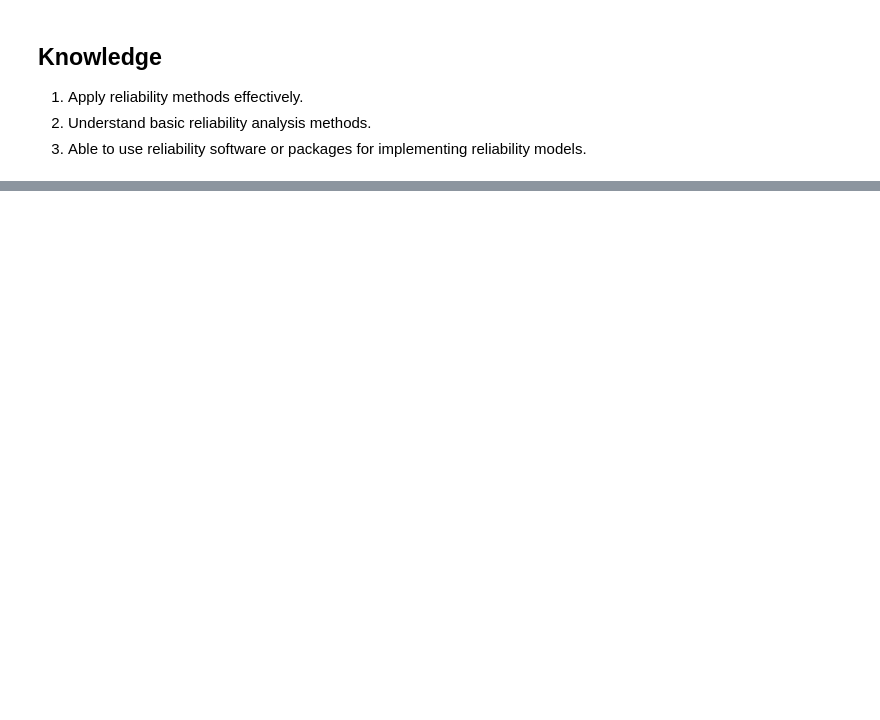
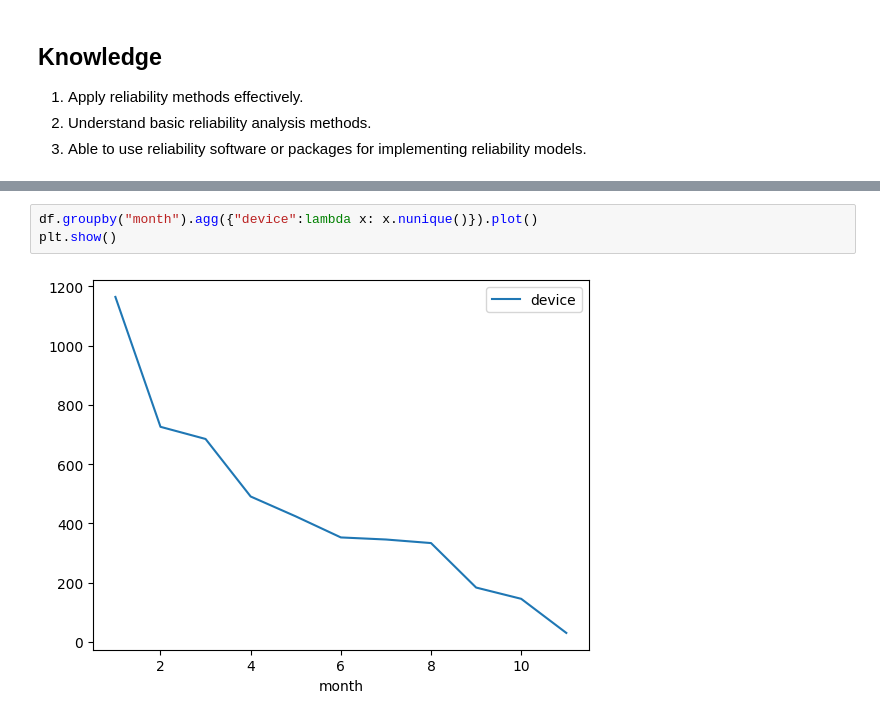
Before and after one commit to imranfadhil/our-learnings, a Jupyter notebook: K1_reliability_analysis.ipynb, the cells around one changed output, grey strips where cells are left out. Cells and saved outputs as stored; diff of their text form; blank space fills up the shorter version.

```diff
--- a/K1_reliability_analysis.ipynb
+++ b/K1_reliability_analysis.ipynb
@@ -34,0 +194,5 @@ Source: [MTBF and Product Reliability](https://ftp.automationdirect.com/pub/Prod
+# %%
+df.groupby("month").agg({"device":lambda x: x.nunique()}).plot()
+plt.show()
+# %% [output]
+[figure, added]
```
Also changed, not shown: parts of 28 cells of this notebook.
